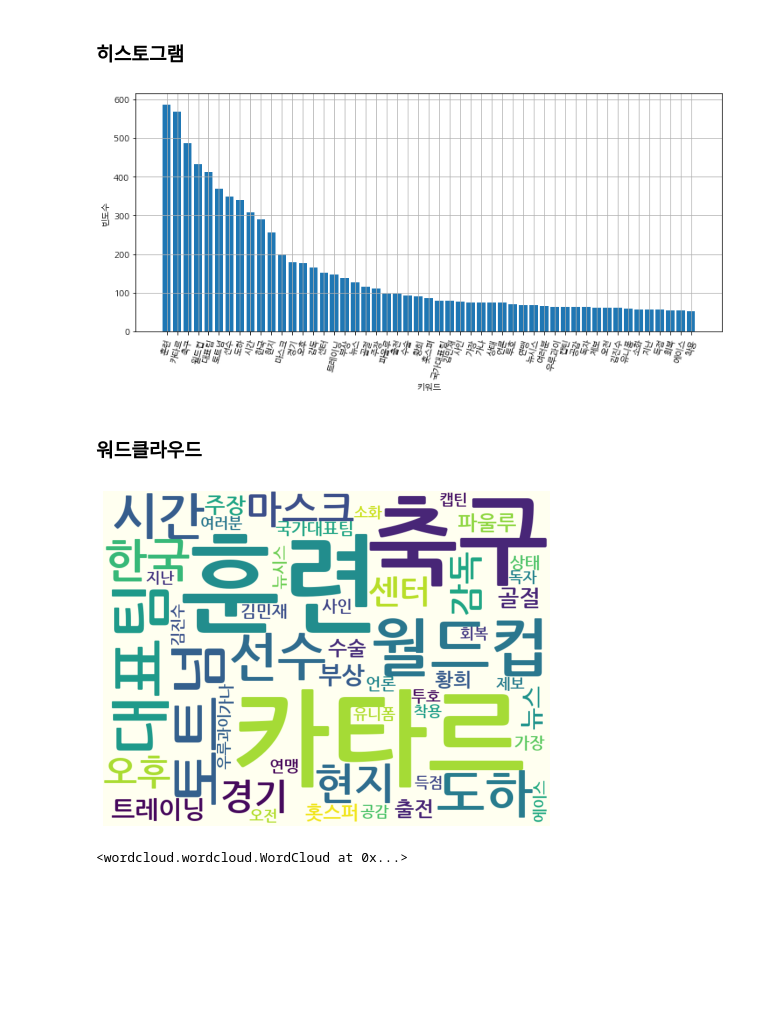
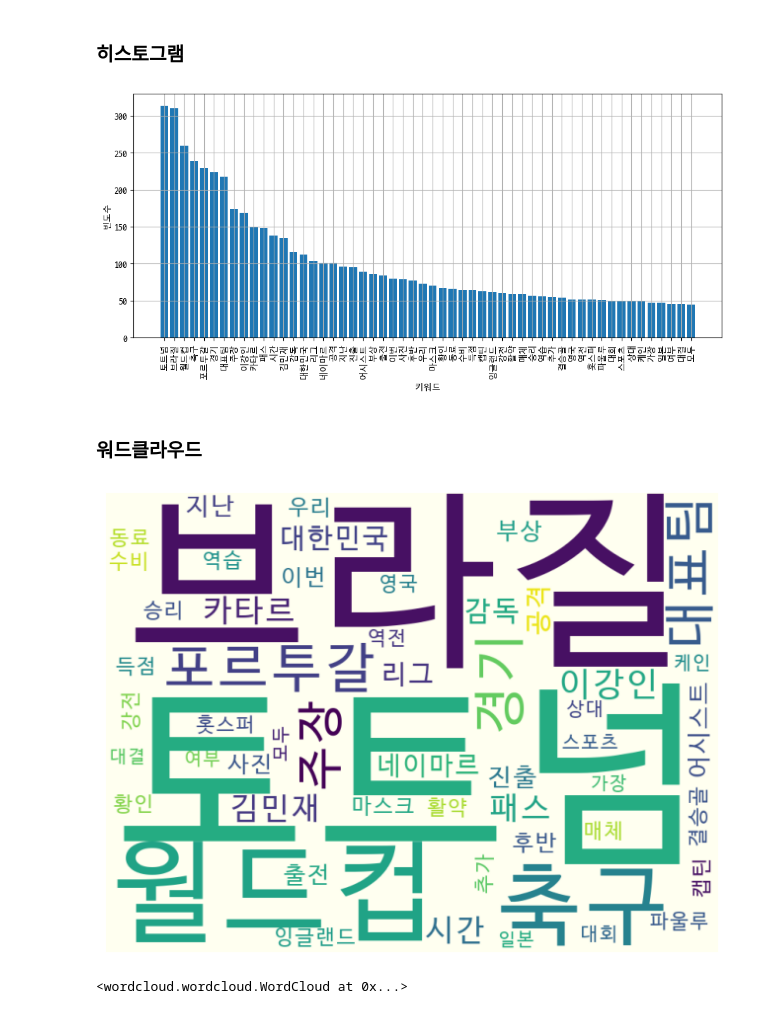
Before and after one commit to minari-c/BigData, a Jupyter notebook: week13/note/word_test_1119.ipynb, the cells around one changed output. Cells and saved outputs as stored; diff of their text form; code cells hidden in the pictures; blank space fills up the shorter version.

Commit message:
"end week13 task01, task02-> not matching lr_model prediction"

```diff
--- a/week13/note/word_test_1119.ipynb
+++ b/week13/note/word_test_1119.ipynb
@@ -188,7 +191,7 @@ from wordcloud import WordCloud
 # %% [markdown]
 ### 1-1. 파일 읽기
 # %%
-inputFileName = '/content/손흥민_naver_news'
-data = json.loads(open(inputFileName+'.json', 'r', encoding='utf-8').read())
-data #출력하여 내용 확인
+inputFileName = '../json/task01'
+data = json.loads(open(inputFileName + '.json', 'r', encoding='utf-8').read())
+print(f'data: {data}')
 # %% [output]
@@ -276,9 +229,8 @@ Counter({'대표팀': 411,
 # %%
 word_count = dict()
 
-#for tag, counts in count.most_common(80):
-for tag, counts in count.most_common(70):
-    if(len(str(tag))>1):
-        word_count[tag] = counts
-        print("%s : %d" % (tag, counts))
+for tag, counts in count.most_common(80)[5:-1]: # 쓸모 없는 키워드 삭제
+	if len(str(tag)) > 1:
+		word_count[tag] = counts
+		print("%s : %d" % (tag, counts))
 # %% [output]
@@ -313,7 +264,12 @@ print(word_count)
 # %% [markdown]
 ### 히스토그램
 # %%
-plt.figure(figsize=(12,5))
+font_path = '../../font/d2coding.ttc'
+fontprop = fm.FontProperties(fname=font_path, size=15)
+
+plt.rc('font', family=fontprop.get_name())
+
+plt.figure(figsize=(12, 5))
 plt.xlabel('키워드')
 plt.ylabel('빈도수')
 plt.grid(True)
@@ -322,21 +278,21 @@ sorted_Keys = sorted(word_count, key=word_count.get, reverse=True)
 sorted_Values = sorted(word_count.values(), reverse=True)
 
 plt.bar(range(len(word_count)), sorted_Values, align='center')
-plt.xticks(range(len(word_count)), list(sorted_Keys), rotation='75')
+plt.xticks(range(len(word_count)), list(sorted_Keys), rotation=90)
 
 plt.show()
 # %% [output]
-[figure, old version]
+[figure, new version]
 # %% [markdown]
 ### 워드클라우드
 # %%
-wc = WordCloud(path, background_color='ivory', width=800, height=600)
-cloud=wc.generate_from_frequencies(word_count)
+wc = WordCloud(font_path, background_color='ivory', width=800, height=600)
+cloud = wc.generate_from_frequencies(word_count)
 
-plt.figure(figsize=(8,8))
+plt.figure(figsize=(8, 8))
 plt.imshow(cloud)
 plt.axis('off')
 plt.show()
 # %% [output]
-[figure, old version]
+[figure, new version]
 # %%
```
Also changed, not shown: parts of 10 cells of this notebook, 6 other files.
